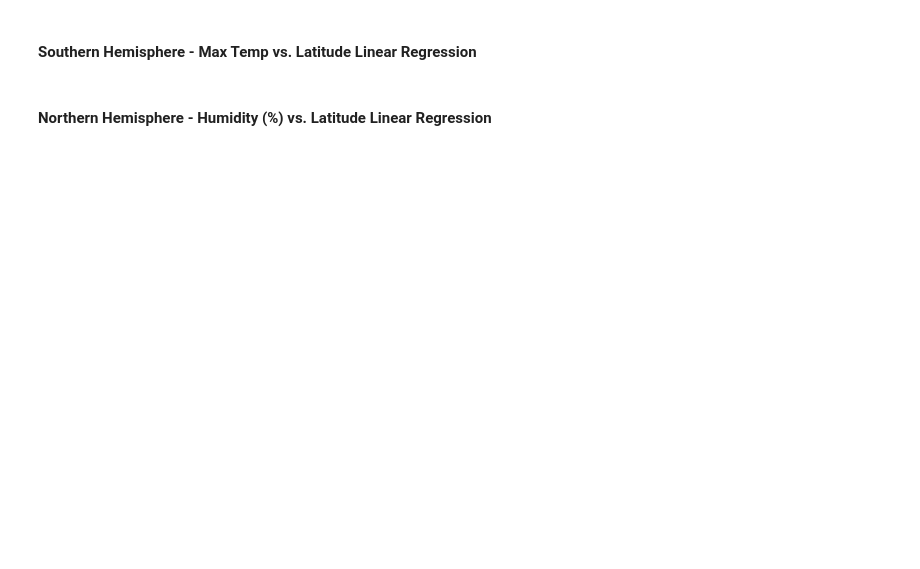
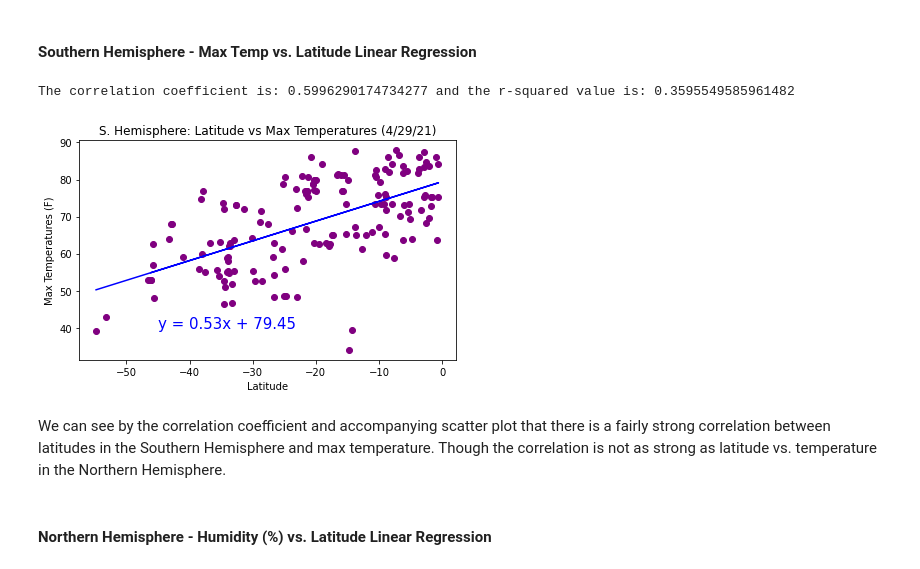
Before and after one commit to knorman123/python-api-challenge, a Jupyter notebook: Weather/WeatherPy.ipynb, the cells around one changed output. Cells and saved outputs as stored; diff of their text form; code cells hidden in the pictures; blank space fills up the shorter version.

```diff
--- a/Weather/WeatherPy.ipynb
+++ b/Weather/WeatherPy.ipynb
@@ -234,4 +274,24 @@ If we were to drop the outlier and reduce the y-values, we would see that there
 # %% [markdown]
 ####  Southern Hemisphere - Max Temp vs. Latitude Linear Regression
+# %%
+(slope, intercept, rvalue, pvalue, stderr) = linregress(southern_df['Lat'], southern_df['Max Temp'])
+regress_values = southern_df['Lat'] * slope + intercept
+line_eq = "y = " + str(round(slope,2)) + "x + " + str(round(intercept,2))
+
+plt.scatter(southern_df['Lat'], southern_df['Max Temp'], color='purple')
+plt.annotate(line_eq, (-45,40),fontsize=15,color='blue')
+plt.plot(southern_df['Lat'], regress_values, color='blue')
+plt.xlabel('Latitude')
+plt.ylabel('Max Temperatures (F)')
+plt.title('S. Hemisphere: Latitude vs Max Temperatures (4/29/21)')
+plt.tight_layout()
+plt.savefig('Images/lat_vs_temp_southern.png', facecolor ='w' )
+print(f"The correlation coefficient is: {rvalue} and the r-squared value is: {rvalue**2}")
+plt.show()
+# %% [output]
+The correlation coefficient is: 0.5996290174734277 and the r-squared value is: 0.3595549585961482
+[figure, added]
+# %% [markdown]
+We can see by the correlation coefficient and accompanying scatter plot that there is a fairly strong correlation between latitudes in the Southern Hemisphere and max temperature.  Though the correlation is not as strong as latitude vs. temperature in the Northern Hemisphere.
 # %% [markdown]
 ####  Northern Hemisphere - Humidity (%) vs. Latitude Linear Regression
```
Also changed, not shown: parts of 15 cells of this notebook, 8 other files.
